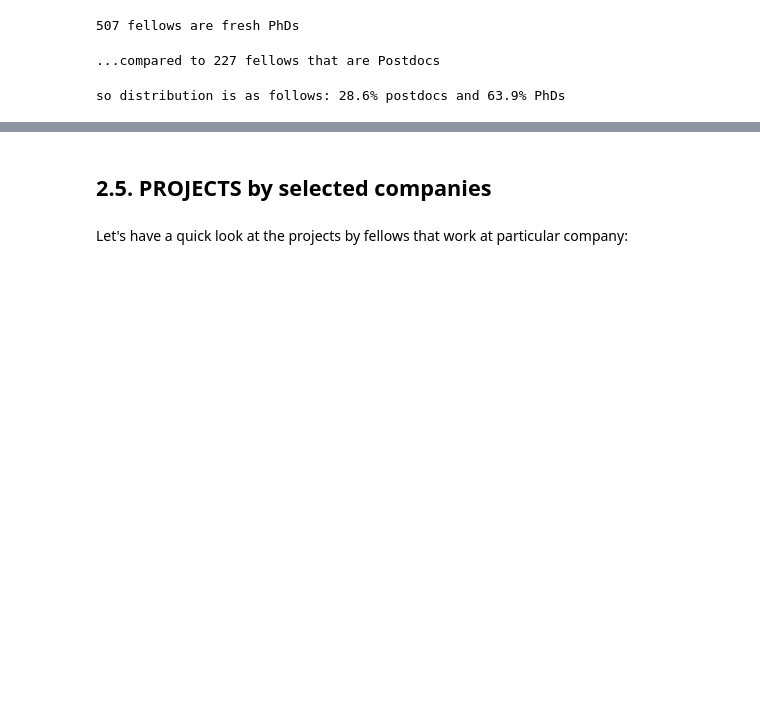
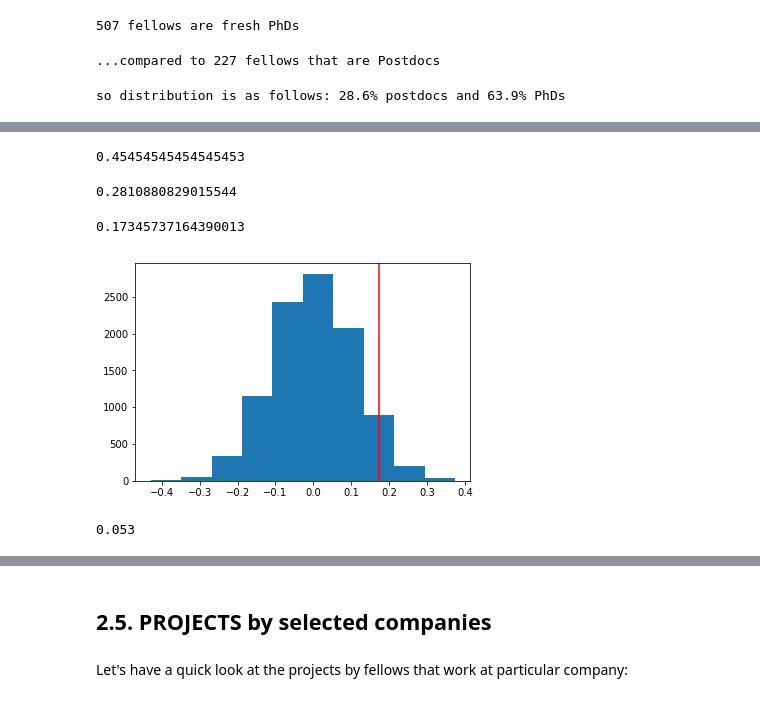
Before and after one commit to ktimchen/insight_fellows, a Jupyter notebook: INSIGHT_Data_Science_Fellowship.ipynb, the cells around one changed output, grey strips where cells are left out. Cells and saved outputs as stored; diff of their text form; code cells hidden in the pictures; blank space fills up the shorter version.

```diff
--- a/INSIGHT_Data_Science_Fellowship.ipynb
+++ b/INSIGHT_Data_Science_Fellowship.ipynb
@@ -388,0 +463,46 @@ So if you are the INSIGHT fellow and fresh PhD - beware, there will be much more
+# %%
+linkedin = insight[insight.company == "LinkedIn"]
+linkedin_postdoc_mean = linkedin.postdoc_recoded.mean()
+linkedin_postdoc_mean
+# %% [output]
+0.45454545454545453
+# %%
+not_linkedin = insight[insight.company != "LinkedIn"]
+not_linkedin_mean = not_linkedin.postdoc_recoded.mean()
+not_linkedin_mean
+# %% [output]
+0.2810880829015544
+# %%
+obs_diff = linkedin_postdoc_mean - not_linkedin_mean
+obs_diff
+# %% [output]
+0.17345737164390013
+# %%
+#create sampling distribution for difference in postdoc means with bootstrapping
+diffs = []
+for _ in range(10000):
+    b_sample = insight.sample(insight.shape[0], replace=True)
+    linkedin = b_sample[b_sample.company == "LinkedIn"]
+    linkedin_postdoc_mean = linkedin.postdoc_recoded.mean()
+
+    not_linkedin = b_sample[b_sample.company != "LinkedIn"]
+    not_linkedin_mean = not_linkedin.postdoc_recoded.mean()
+    diffs.append(linkedin_postdoc_mean - not_linkedin_mean)
+# %%
+# convert to numpy array
+diffs = np.array(diffs)
+# create distribution under the null hypothesis
+null_vals = np.random.normal(0, diffs.std(), diffs.size)
+# %%
+# plot null distribution
+plt.hist(null_vals);
+
+# plot line for observed statistic
+plt.axvline(x=obs_diff, color = 'red');
+# %% [output]
+[figure, added]
+# %%
+# compute p value
+(null_vals > obs_diff).mean()
+# %% [output]
+0.053
```
Also changed, not shown: parts of 23 cells of this notebook, 1 other file.
